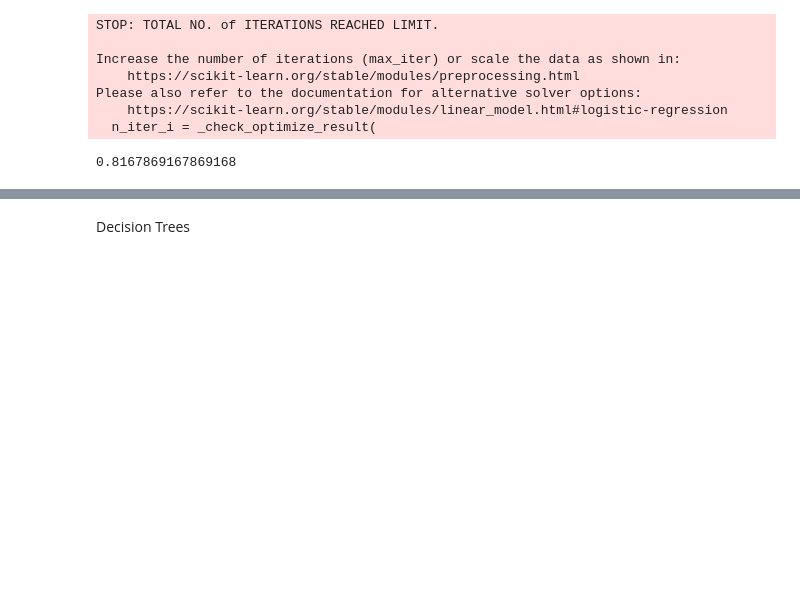
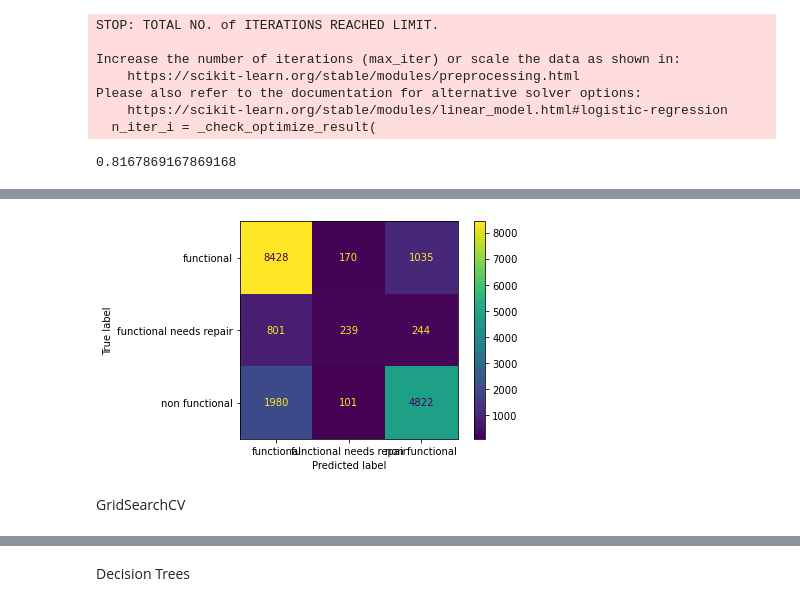
Before and after one commit to OlgertHasko/Tanzanian-Water-Wells, a Jupyter notebook: Madoria's Journal.ipynb, the cells around one changed output, grey strips where cells are left out. Cells and saved outputs as stored; diff of their text form; code cells hidden in the pictures; blank space fills up the shorter version.

```diff
--- a/Madoria's Journal.ipynb
+++ b/Madoria's Journal.ipynb
@@ -268,0 +304,6 @@ Please also refer to the documentation for alternative solver options:
+# %%
+plot_confusion_matrix(logreg_model, X_test, y_test);
+# %% [output]
+[figure, added]
+# %% [markdown]
+GridSearchCV
```
Also changed, not shown: parts of 16 cells of this notebook.
